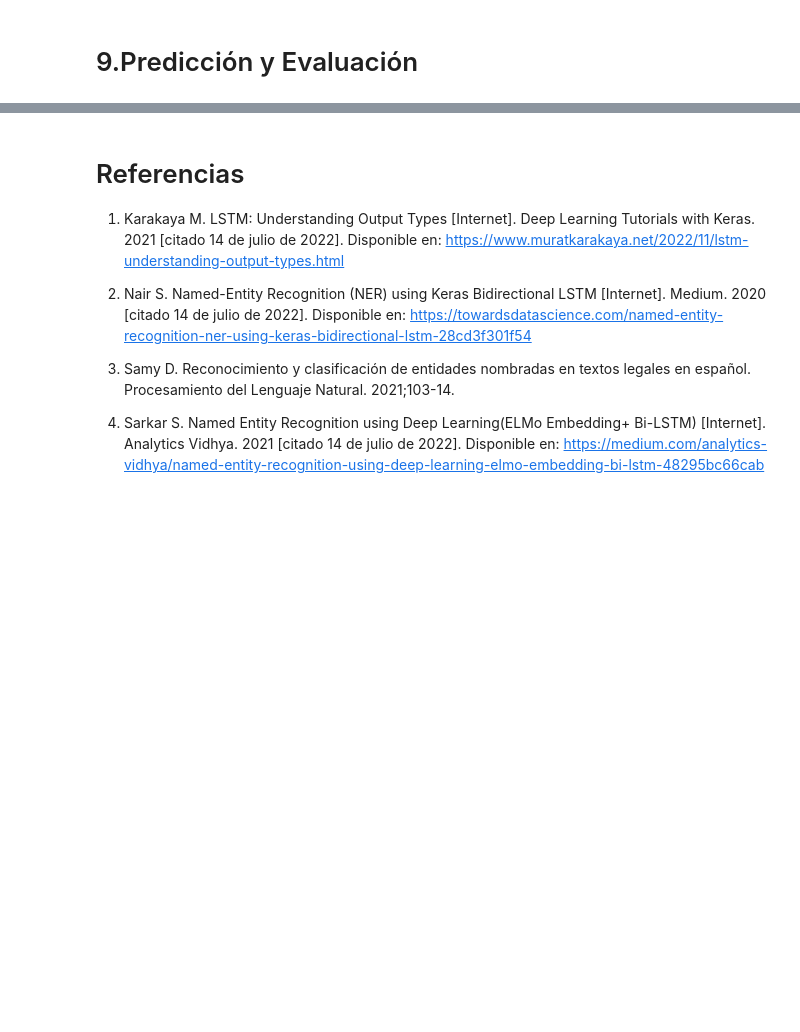
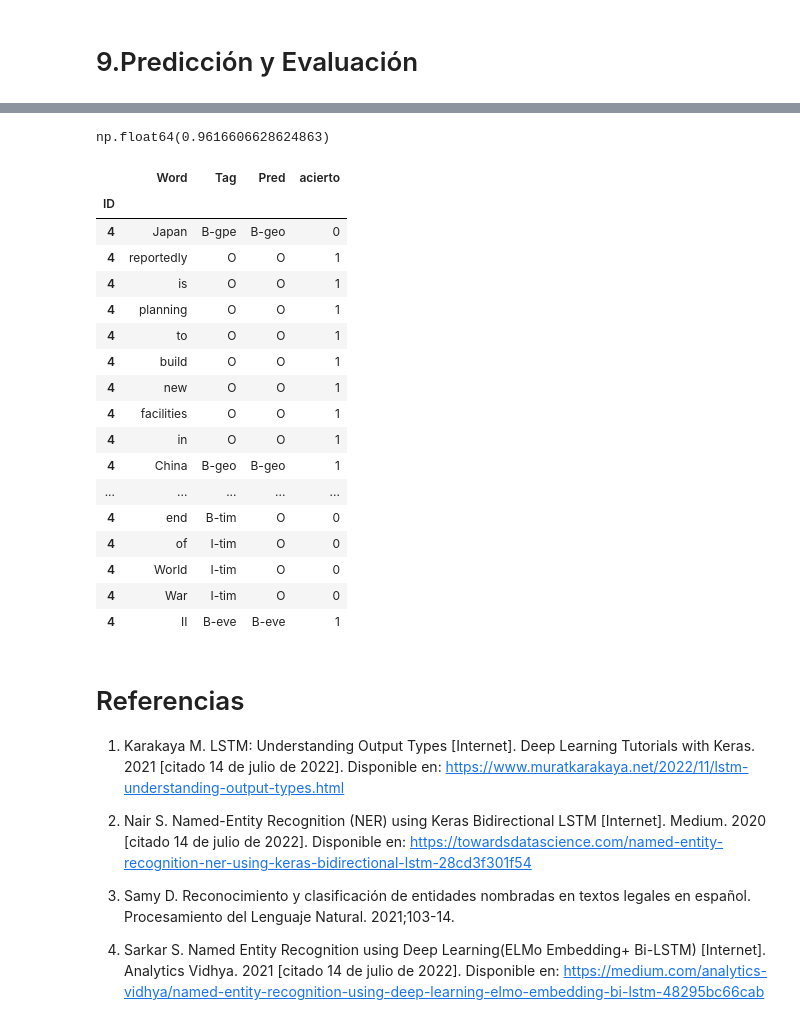
Before and after one commit to Quantium/Named-Entity-Recognition-NER-con-LSTM-Bidireccionales, a Jupyter notebook: Notebooks/Reconocimiento_de_Entidades_Nombradas_mediante_rnn.ipynb, the cells around one changed output, grey strips where cells are left out. Drawn from its saved outputs; the diff is of its cells as text; code cells hidden in the pictures; blank space fills up the shorter version.

```diff
--- a/Notebooks/Reconocimiento_de_Entidades_Nombradas_mediante_rnn.ipynb
+++ b/Notebooks/Reconocimiento_de_Entidades_Nombradas_mediante_rnn.ipynb
@@ -381,6 +430,6 @@ Si es la primera vez que corres el notebook, descomenta las siguientes lineas pa
 # %%
 %%time
 # asegurate de poner la ruta correcta en donde se ubica el archivo en tu drive
-file =  '/content/drive/MyDrive/Bourbaki/w7 Word2Vec/GoogleNews-vectors-negative300.bin.gz'
+file =  f"{working_folder}GoogleNews-vectors-negative300.bin.gz"
 w2v = gensim.models.KeyedVectors.load_word2vec_format(file,  binary=True)
 # %% [output]
@@ -565,6 +656,6 @@ FileNotFoundError: [Errno 2] Unable to synchronously create file (unable to open
 # %%
 # Leer el modelo guardado
-NER_model.load_weights('/content/drive/MyDrive/Modelos/Weights_NER_oct25.weights.h5')
+NER_model.load_weights(f'{working_folder}Weights_NER_oct25.weights.h5')
 # %% [markdown]
 # 9.Predicción y Evaluación
 # %%
@@ -649,8 +801,29 @@ resultados = pd.concat(dfs, ignore_index = True).set_index('ID')
 resultados = resultados[resultados['Word']!='PAD_TOKEN']
 resultados['acierto'] = np.where(resultados['Pred']==resultados['Tag'],1,0)
 resultados['acierto'].mean()
+# %% [output]
+np.float64(0.9616606628624863)
 # %%
-resultados.loc[312]  # 4 , 8 , 87
+resultados.loc[4]  # 4 , 8 , 87
+# %% [output]
+|  | Word | Tag | Pred | acierto |
+| ID |  |  |  |  |
+| 4 | Japan | B-gpe | B-geo | 0 |
+| 4 | reportedly | O | O | 1 |
+| 4 | is | O | O | 1 |
+| 4 | planning | O | O | 1 |
+| 4 | to | O | O | 1 |
+| 4 | build | O | O | 1 |
+| 4 | new | O | O | 1 |
+| 4 | facilities | O | O | 1 |
+| 4 | in | O | O | 1 |
+| 4 | China | B-geo | B-geo | 1 |
+| ... | ... | ... | ... | ... |
+| 4 | end | B-tim | O | 0 |
+| 4 | of | I-tim | O | 0 |
+| 4 | World | I-tim | O | 0 |
+| 4 | War | I-tim | O | 0 |
+| 4 | II | B-eve | B-eve | 1 |
 # %% [markdown]
 # Referencias
 
```
Also changed, not shown: parts of 25 cells of this notebook.
